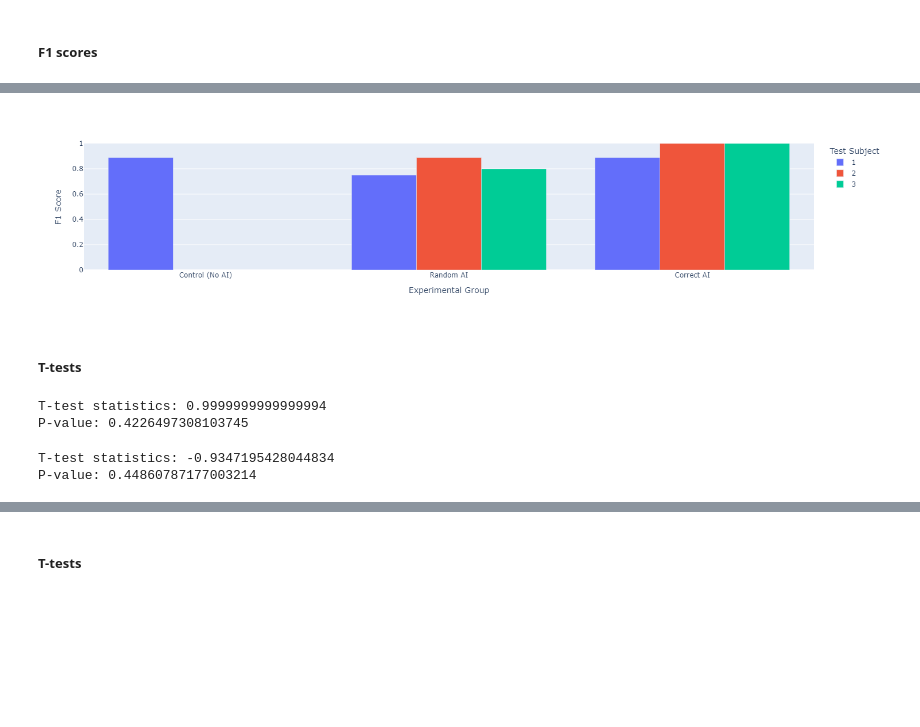
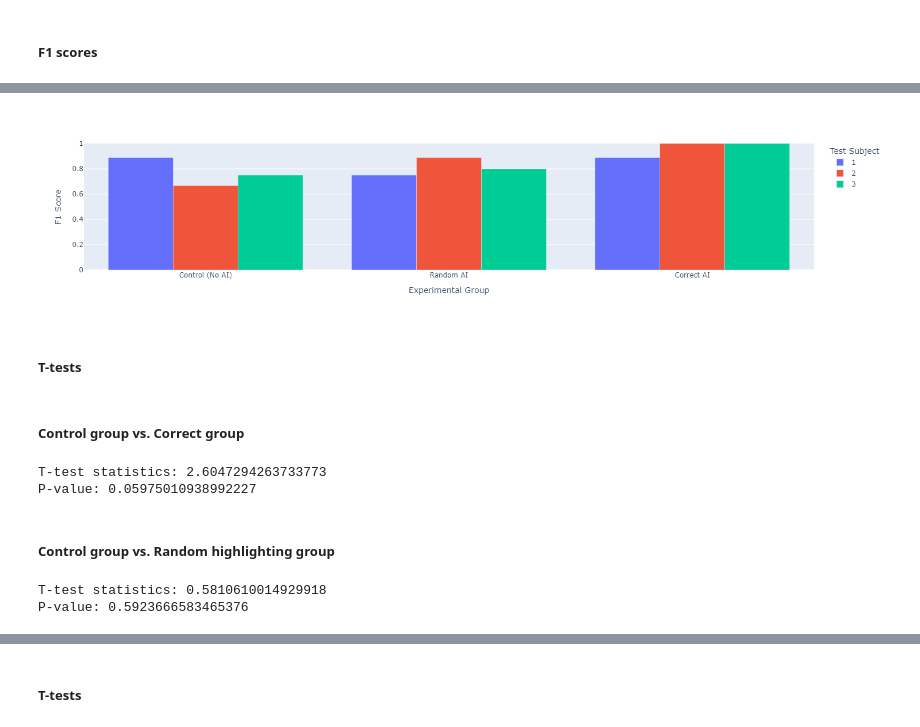
Before and after one commit to nexync/iml_final, a Jupyter notebook: Interpretable_ML_group_assignment_2.ipynb, the cells around one changed output, grey strips where cells are left out. Saved outputs shown, nothing was run; the diff lists cells and outputs as text; code cells hidden in the pictures; blank space fills up the shorter version.

```diff
--- a/Interpretable_ML_group_assignment_2.ipynb
+++ b/Interpretable_ML_group_assignment_2.ipynb
@@ -202,8 +221,8 @@ results_csv
 ##### F1 scores
 # %%
 plot_dict = {k: [] for k in ('Experimental Group', 'Test Subject', 'F1 Score')}
-for group in reversed(sorted(df['group'].unique())):
-    group_df = df[df['group'] == group]
+for group in reversed(sorted(results_csv['group'].unique())):
+    group_df = results_csv[results_csv['group'] == group]
     for subject in group_df['subject'].unique():
         subject_df = group_df[group_df['subject'] == subject]
         subject_acc = f1_score(TRUE_LABELS, subject_df['answer'])
@@ -224,23 +244,27 @@ fig.show()
-[figure, old version]
+[figure, new version]
 # %% [markdown]
 ##### T-tests
 # %%
 group1 = plot_df.loc[plot_df['Experimental Group'] == 'Correct AI', 'F1 Score']
 group2 = plot_df.loc[plot_df['Experimental Group'] == 'Random AI', 'F1 Score']
 group3 = plot_df.loc[plot_df['Experimental Group'] == 'Control (No AI)', 'F1 Score']
+# %% [markdown]
+##### Control group vs. Correct group
 # %%
 t_stat, p_value = stats.ttest_ind(group1, group3)
 
 print('T-test statistics:', t_stat)
 print('P-value:', p_value)
 # %% [output]
-T-test statistics: 0.9999999999999994
-P-value: 0.4226497308103745
+T-test statistics: 2.6047294263733773
+P-value: 0.05975010938992227
+# %% [markdown]
+##### Control group vs. Random highlighting group
 # %%
 t_stat, p_value = stats.ttest_ind(group2, group3)
 
 print('T-test statistics:', t_stat)
 print('P-value:', p_value)
 # %% [output]
-T-test statistics: -0.9347195428044834
-P-value: 0.44860787177003214
+T-test statistics: 0.5810610014929918
+P-value: 0.5923666583465376
```
Also changed, not shown: parts of 19 cells of this notebook.
